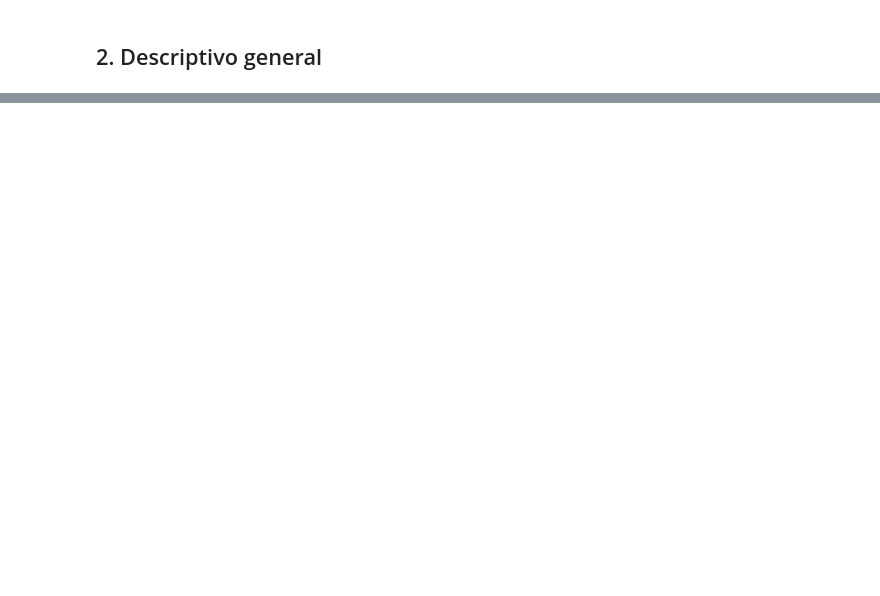
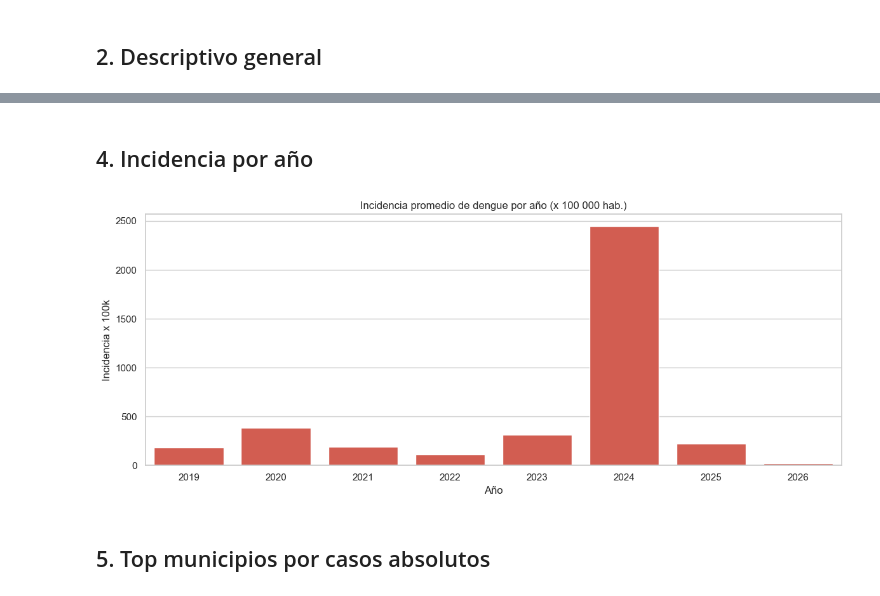
Before and after one commit to germanavila09/Modelo-Dengue-Valle-del-Cauca, a Jupyter notebook: notebooks/analisis_dengue.ipynb, the cells around one changed output, grey strips where cells are left out. Saved outputs shown, nothing was run; the diff lists cells and outputs as text; code cells hidden in the pictures; blank space fills up the shorter version.

```diff
--- a/notebooks/analisis_dengue.ipynb
+++ b/notebooks/analisis_dengue.ipynb
@@ -44,2 +72,10 @@ graficar_casos_por_anio(gdf);
+# %% [markdown]
+## 4. Incidencia por año
+# %%
+graficar_incidencia_por_anio(gdf);
+# %% [output]
+[figure, added]
+# %% [markdown]
+## 5. Top municipios por casos absolutos
 # %%
 graficar_top_municipios(gdf, anio=ANIO);
```
Also changed, not shown: parts of 19 cells of this notebook, 2 other files.
